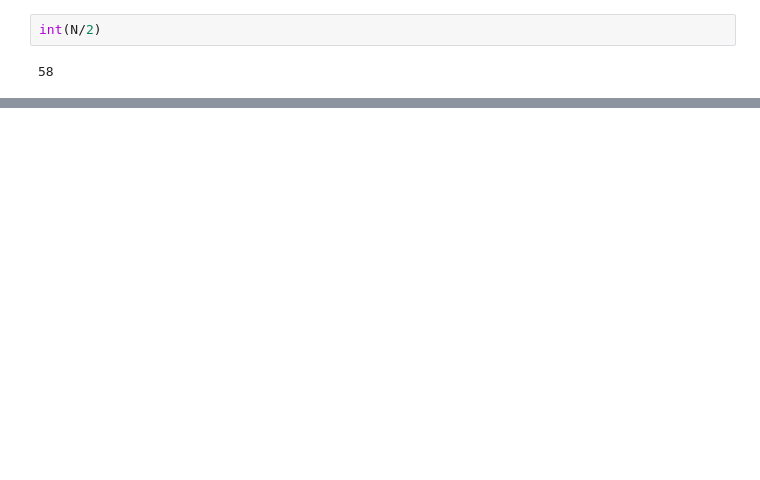
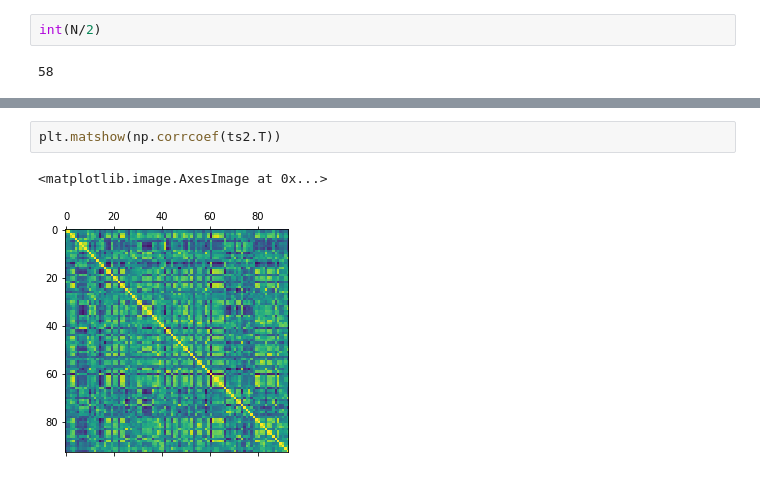
Before and after one commit to majdabd/ADBN, a Jupyter notebook: Phase_randomization_test.ipynb, the cells around one changed output, grey strips where cells are left out. Drawn from its saved outputs; the diff is of its cells as text; blank space fills up the shorter version.

```diff
--- a/Phase_randomization_test.ipynb
+++ b/Phase_randomization_test.ipynb
@@ -70,0 +182,5 @@ int(N/2)
+# %%
+plt.matshow(np.corrcoef(ts2.T))
+# %% [output]
+<matplotlib.image.AxesImage at 0x...>
+[figure, added]
```
Also changed, not shown: parts of 20 cells of this notebook.
